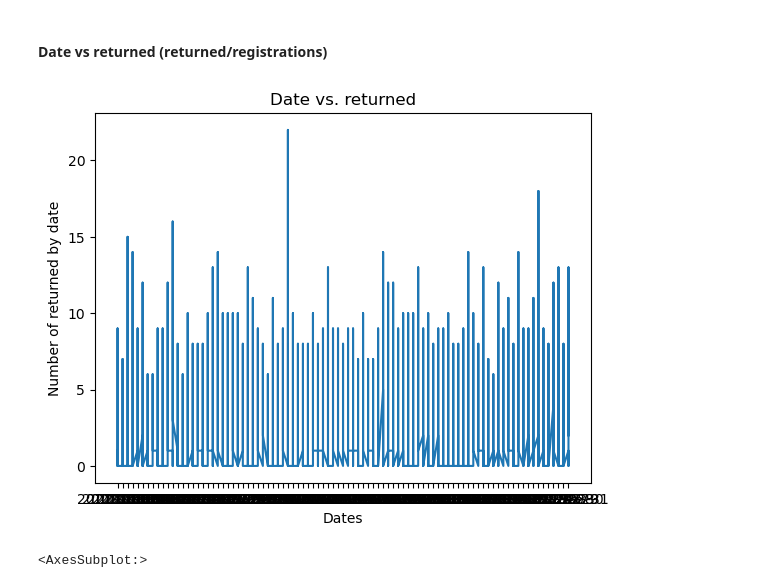
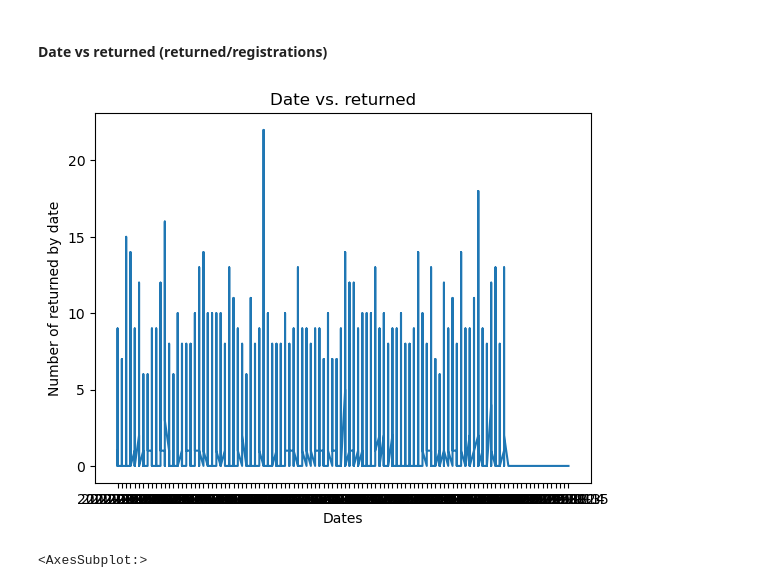
Before and after one commit to alexiandra97/T11-ML-project, a Jupyter notebook: T11-Machine-learning-model.ipynb, the cells around one changed output. Drawn from its saved outputs; the diff is of its cells as text; code cells hidden in the pictures.

```diff
--- a/T11-Machine-learning-model.ipynb
+++ b/T11-Machine-learning-model.ipynb
@@ -384,13 +384,13 @@ df_train.head(5)
 #### Date vs returned (returned/registrations)
 # %%
 fig, ax = plt.subplots()
-ax.plot(df_train.date, df_train.returned);
+ax.plot(df.date, df.returned);
 ax.set(title="Date vs. returned",
       ylabel="Number of returned by date",
       xlabel="Dates");
 # it happens because 'date' is object
 # %% [output]
-[figure, old version]
+[figure, new version]
 # %%
 df_train['returned'].plot()
 # %% [output]
```
Also changed, not shown: parts of 8 cells of this notebook.
